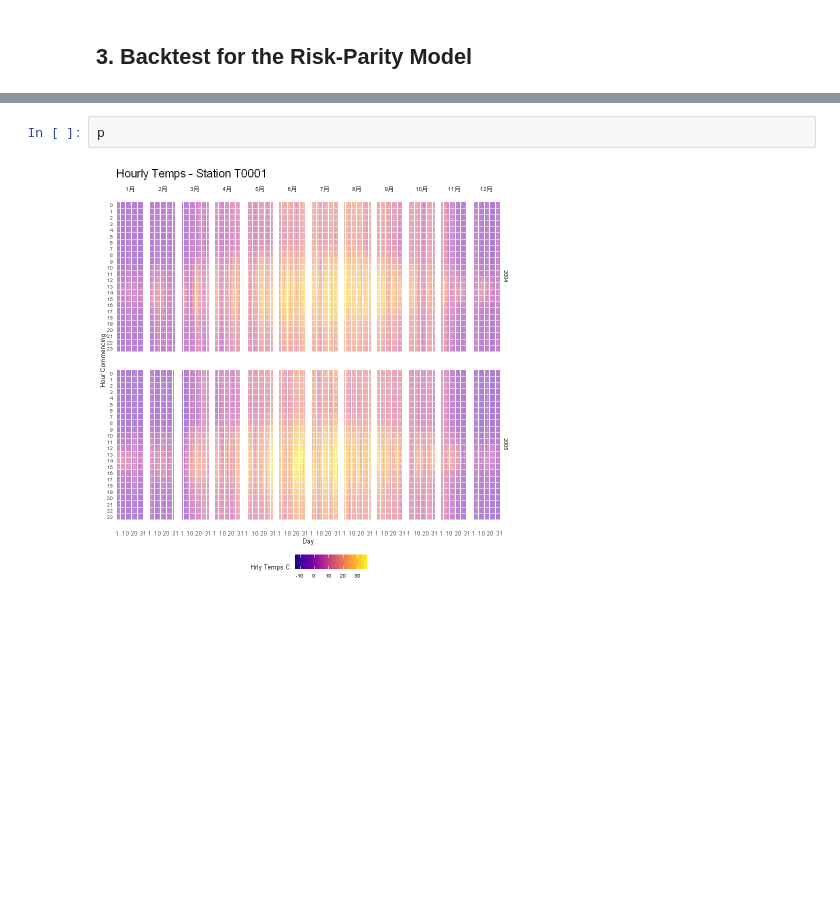
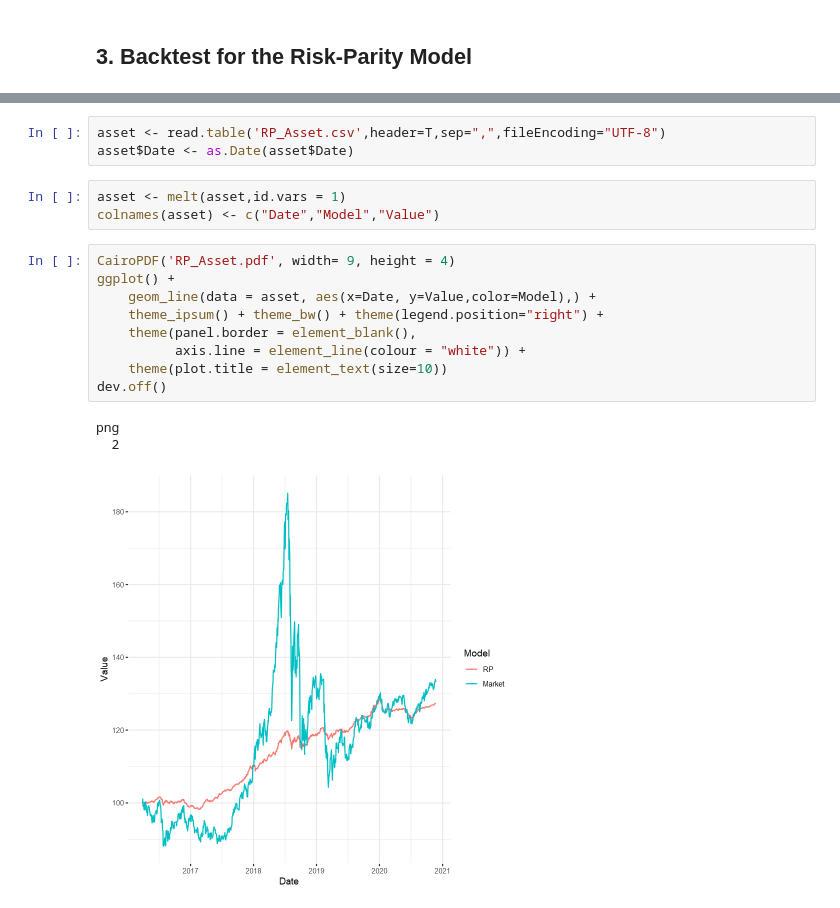
Before and after one commit to JZ-H/Portfolio_Analysis, a Jupyter notebook: Model/Risk_Parity_Model/RPModel_Visualization.ipynb, the cells around one changed output, grey strips where cells are left out. Drawn from its saved outputs; the diff is of its cells as text; blank space fills up the shorter version.

```diff
--- a/Model/Risk_Parity_Model/RPModel_Visualization.ipynb
+++ b/Model/Risk_Parity_Model/RPModel_Visualization.ipynb
@@ -248,4 +94,19 @@ p <-p + theme(legend.position = "bottom")+
-# %%
-p
-# %% [output]
-[figure, removed]
+# %%
+asset <- read.table('RP_Asset.csv',header=T,sep=",",fileEncoding="UTF-8")
+asset$Date <- as.Date(asset$Date)
+# %%
+asset <- melt(asset,id.vars = 1)
+colnames(asset) <- c("Date","Model","Value")
+# %%
+CairoPDF('RP_Asset.pdf', width= 9, height = 4)
+ggplot() +
+    geom_line(data = asset, aes(x=Date, y=Value,color=Model),) +
+    theme_ipsum() + theme_bw() + theme(legend.position="right") +
+    theme(panel.border = element_blank(),
+          axis.line = element_line(colour = "white")) +
+    theme(plot.title = element_text(size=10))
+dev.off()
+# %% [output]
+png
+  2
+[figure, added]
```
Also changed, not shown: parts of 15 cells of this notebook, 8 other files.
